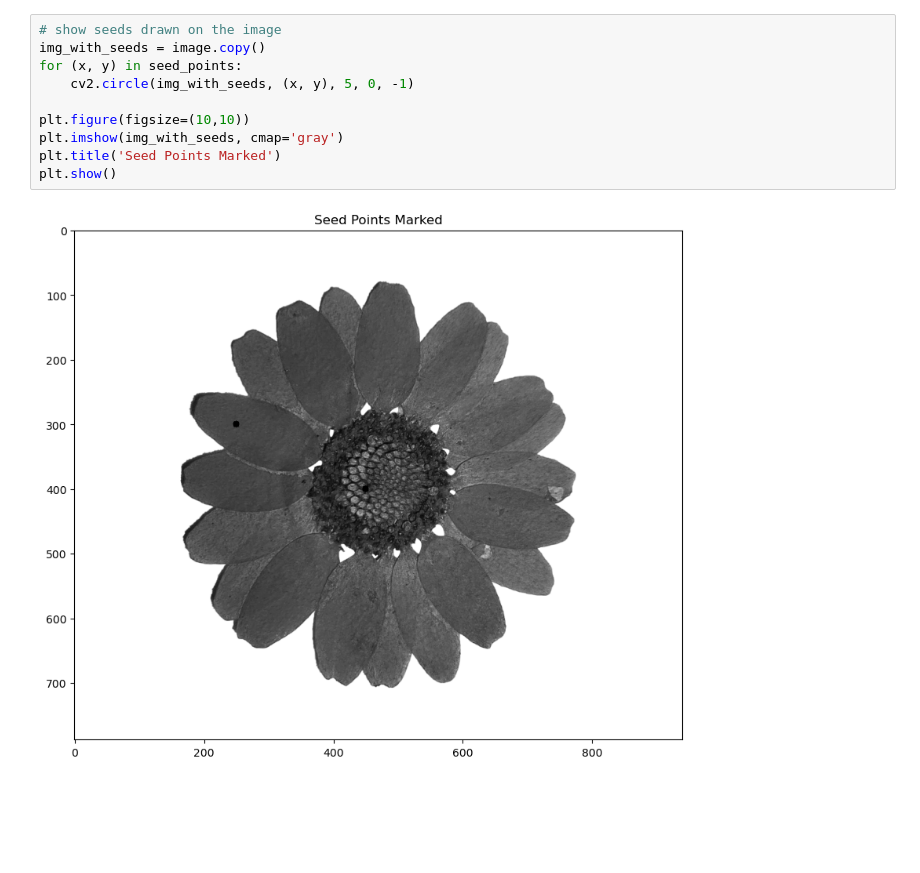
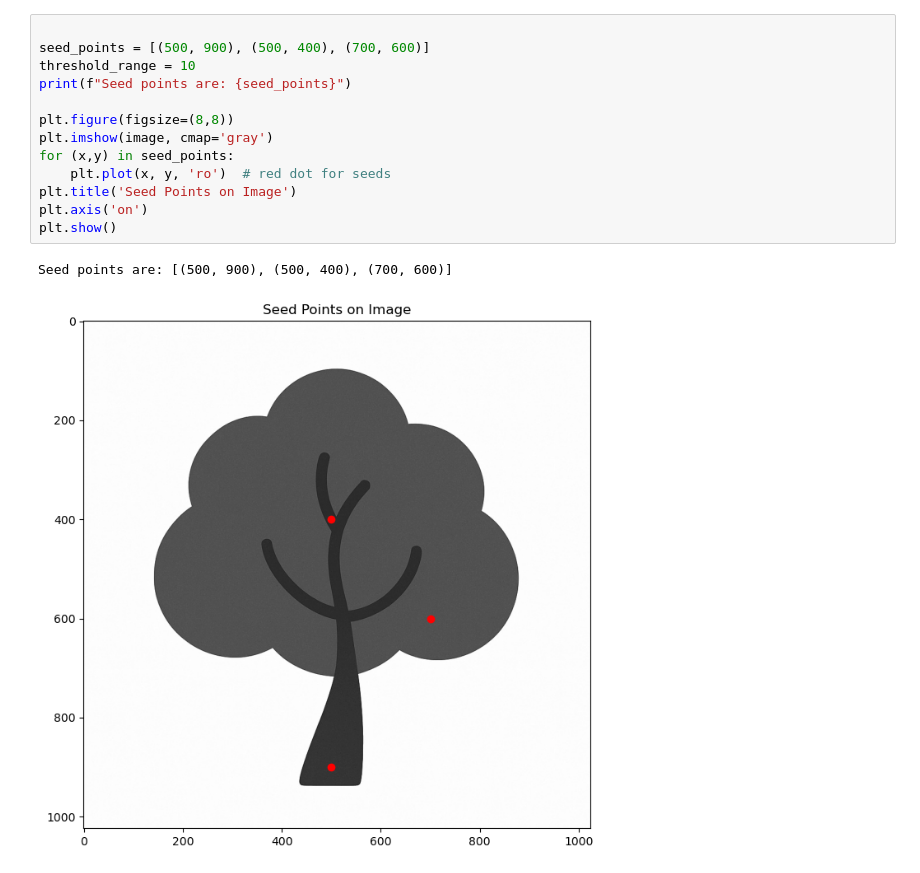
Before and after one commit to VisaraDeAlwis/Computer_Vision_Assignment_02-3877, a Jupyter notebook: q2.ipynb, the cells around one changed output. Cells and saved outputs as stored; diff of their text form; blank space fills up the shorter version.

```diff
--- a/q2.ipynb
+++ b/q2.ipynb
@@ -64,13 +55,17 @@ Using seed points: [(450, 400), (250, 300)]
-# %%
-# show seeds drawn on the image
-img_with_seeds = image.copy()
-for (x, y) in seed_points:
-    cv2.circle(img_with_seeds, (x, y), 5, 0, -1)
-
-plt.figure(figsize=(10,10))
-plt.imshow(img_with_seeds, cmap='gray')
-plt.title('Seed Points Marked')
-plt.show()
-# %% [output]
-[figure, removed]
+# %%
+
+seed_points = [(500, 900), (500, 400), (700, 600)]
+threshold_range = 10
+print(f"Seed points are: {seed_points}")
+
+plt.figure(figsize=(8,8))
+plt.imshow(image, cmap='gray')
+for (x,y) in seed_points:
+    plt.plot(x, y, 'ro')  # red dot for seeds
+plt.title('Seed Points on Image')
+plt.axis('on')
+plt.show()
+# %% [output]
+Seed points are: [(500, 900), (500, 400), (700, 600)]
+[figure, added]
 # %%
```
Also changed, not shown: parts of 4 cells of this notebook, 1 other file.
